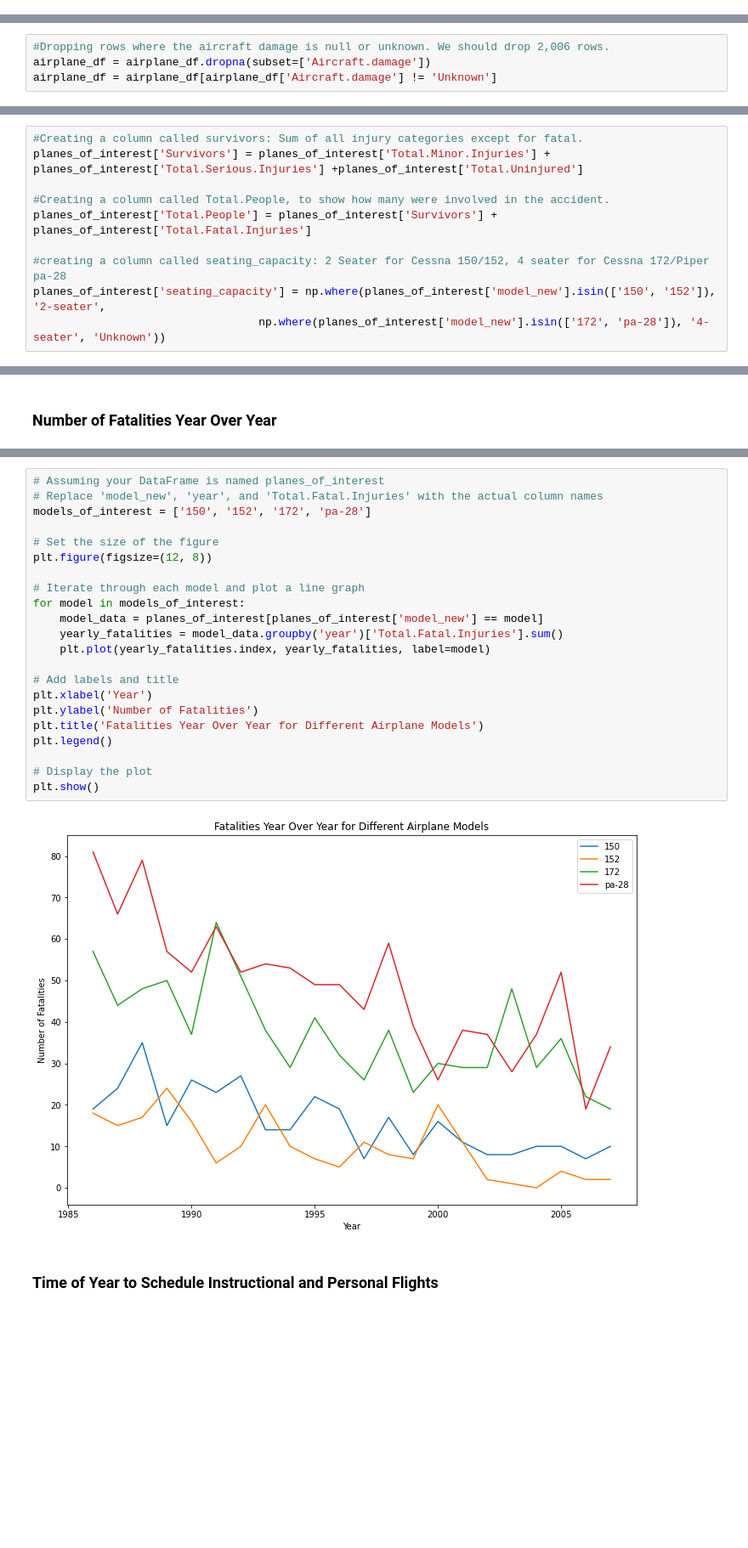
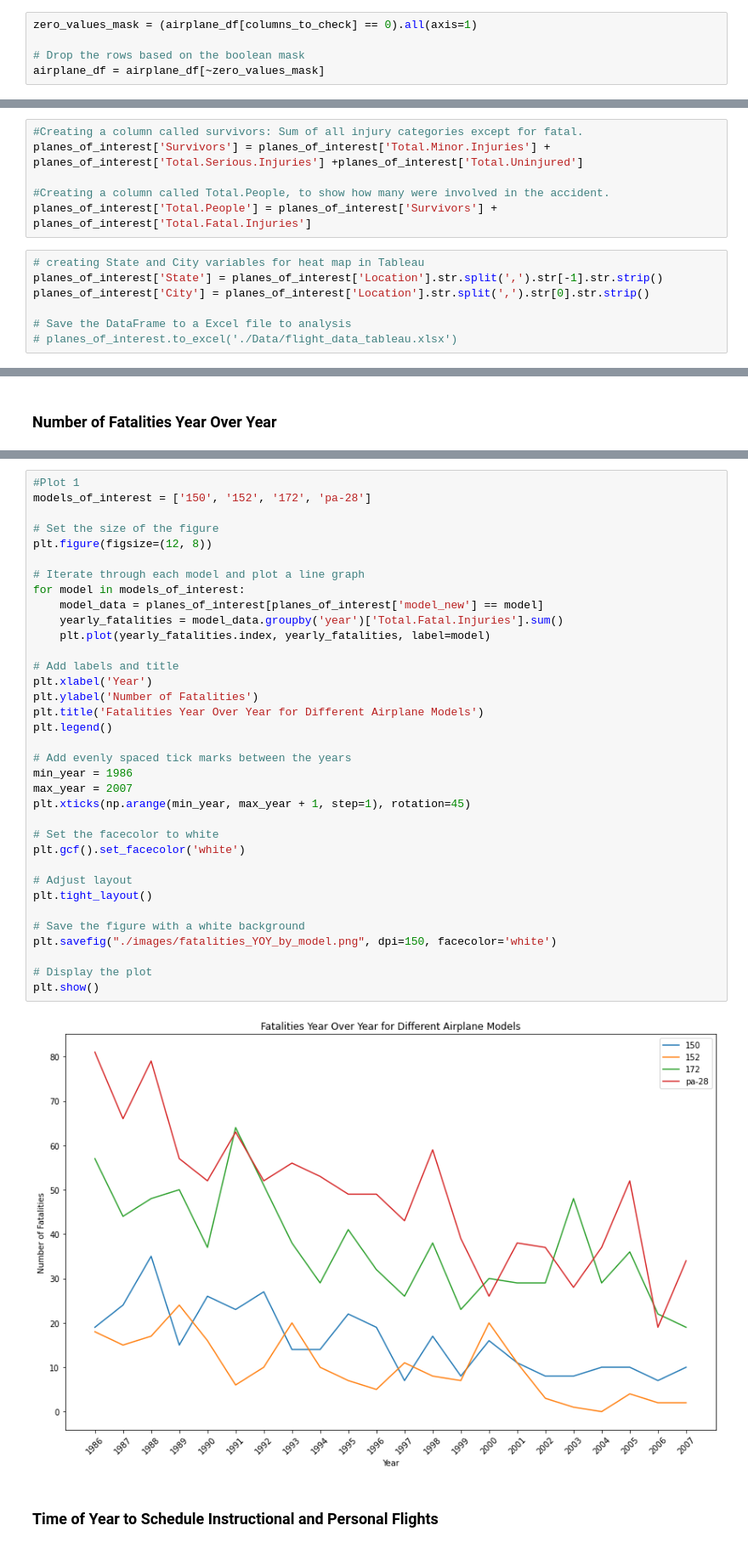
Before and after one commit to trashaewise/Aviation-Project, a Jupyter notebook: flight_school_plane_analysis.ipynb, the cells around one changed output, grey strips where cells are left out. Shown at 85% size. Cells and saved outputs as stored; diff of their text form; blank space fills up the shorter version.

```diff
--- a/flight_school_plane_analysis.ipynb
+++ b/flight_school_plane_analysis.ipynb
@@ -419,3 +413,8 @@ airplane_df[columns_to_check] = airplane_df[columns_to_check].fillna(0)
+# %%
+zero_values_mask = (airplane_df[columns_to_check] == 0).all(axis=1)
+
+# Drop the rows based on the boolean mask
+airplane_df = airplane_df[~zero_values_mask]
 # %% [markdown]
 Now we can investigate the amateur build column. We do not want to include aircrafts that are built by amateurs, so we will exclude all those rows.
 # %%
@@ -466,7 +439,3 @@ Name: Amateur.Built, dtype: int64
-# %%
-#Dropping rows where the aircraft damage is null or unknown. We should drop 2,006 rows.
-airplane_df = airplane_df.dropna(subset=['Aircraft.damage'])
-airplane_df = airplane_df[airplane_df['Aircraft.damage'] != 'Unknown']
 # %%
 airplane_df['Make'].value_counts()
 # %% [output]
@@ -694,8 +655,11 @@ planes_of_interest['Survivors'] = planes_of_interest['Total.Minor.Injuries'] + p
 
 #Creating a column called Total.People, to show how many were involved in the accident.
 planes_of_interest['Total.People'] = planes_of_interest['Survivors'] + planes_of_interest['Total.Fatal.Injuries']
-
-#creating a column called seating_capacity: 2 Seater for Cessna 150/152, 4 seater for Cessna 172/Piper pa-28
-planes_of_interest['seating_capacity'] = np.where(planes_of_interest['model_new'].isin(['150', '152']), '2-seater',
-                                  np.where(planes_of_interest['model_new'].isin(['172', 'pa-28']), '4-seater', 'Unknown'))
+# %%
+# creating State and City variables for heat map in Tableau
+planes_of_interest['State'] = planes_of_interest['Location'].str.split(',').str[-1].str.strip()
+planes_of_interest['City'] = planes_of_interest['Location'].str.split(',').str[0].str.strip()
+
+# Save the DataFrame to a Excel file to analysis
+# planes_of_interest.to_excel('./Data/flight_data_tableau.xlsx')
 # %% [markdown]
@@ -705,26 +673,39 @@ planes_of_interest['seating_capacity'] = np.where(planes_of_interest['model_new'
 # %%
-# Assuming your DataFrame is named planes_of_interest
-# Replace 'model_new', 'year', and 'Total.Fatal.Injuries' with the actual column names
+#Plot 1
 models_of_interest = ['150', '152', '172', 'pa-28']
 
 # Set the size of the figure
 plt.figure(figsize=(12, 8))
 
 # Iterate through each model and plot a line graph
 for model in models_of_interest:
     model_data = planes_of_interest[planes_of_interest['model_new'] == model]
     yearly_fatalities = model_data.groupby('year')['Total.Fatal.Injuries'].sum()
     plt.plot(yearly_fatalities.index, yearly_fatalities, label=model)
 
 # Add labels and title
 plt.xlabel('Year')
 plt.ylabel('Number of Fatalities')
 plt.title('Fatalities Year Over Year for Different Airplane Models')
 plt.legend()
 
+# Add evenly spaced tick marks between the years
+min_year = 1986
+max_year = 2007
+plt.xticks(np.arange(min_year, max_year + 1, step=1), rotation=45)
+
+# Set the facecolor to white
+plt.gcf().set_facecolor('white')
+
+# Adjust layout
+plt.tight_layout()
+
+# Save the figure with a white background
+plt.savefig("./images/fatalities_YOY_by_model.png", dpi=150, facecolor='white')
+
 # Display the plot
 plt.show()
 # %% [output]
-[figure, old version]
+[figure, new version]
 # %% [markdown]
 ### Time of Year to Schedule Instructional and Personal Flights
```
Also changed, not shown: parts of 83 cells of this notebook, 3 other files.
